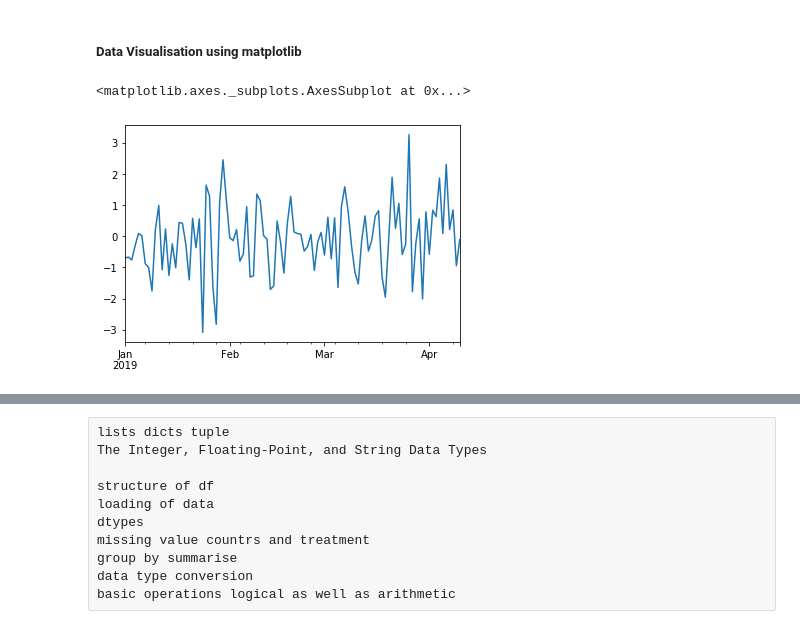
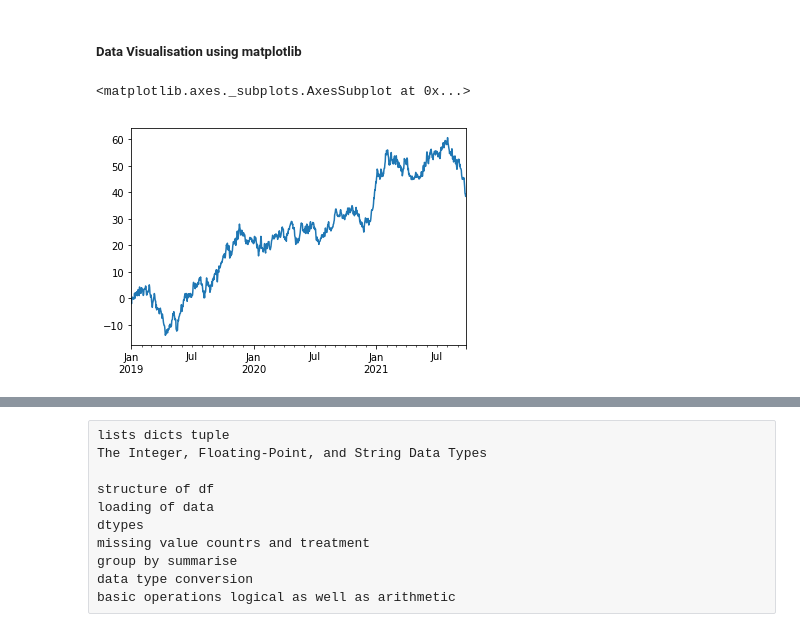
Before and after one commit to Vishnu1183/Utilities-, a Jupyter notebook: Tu_Py.ipynb, the cells around one changed output, grey strips where cells are left out. Cells and saved outputs as stored; diff of their text form; code cells hidden in the pictures.

```diff
--- a/Tu_Py.ipynb
+++ b/Tu_Py.ipynb
@@ -748,11 +741,13 @@ import pandas as pd
 # %% [markdown]
 ##### Data Visualisation using matplotlib
 # %%
-ts = pd.Series(np.random.randn(100),
-           index=pd.date_range('1/1/2019', periods=100))
-#ts = ts.cumsum()
+from matplotlib import pyplot as plt
+
+ts = pd.Series(np.random.randn(1000),
+           index=pd.date_range('1/1/2019', periods=1000))
+ts = ts.cumsum()
 
 ts.plot()
 # %% [output]
 <matplotlib.axes._subplots.AxesSubplot at 0x...>
-[figure, old version]
+[figure, new version]
```
Also changed, not shown: parts of 60 cells of this notebook.
